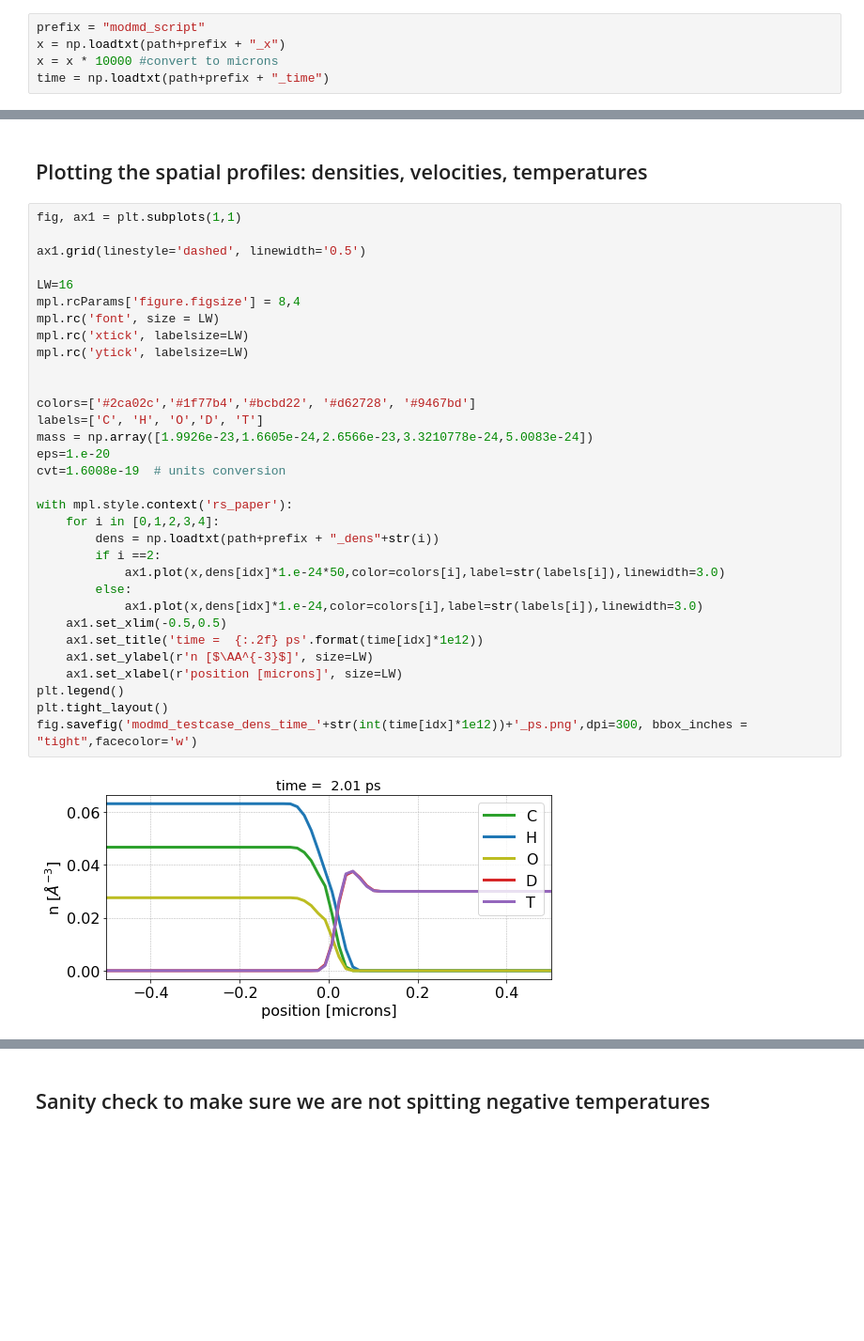
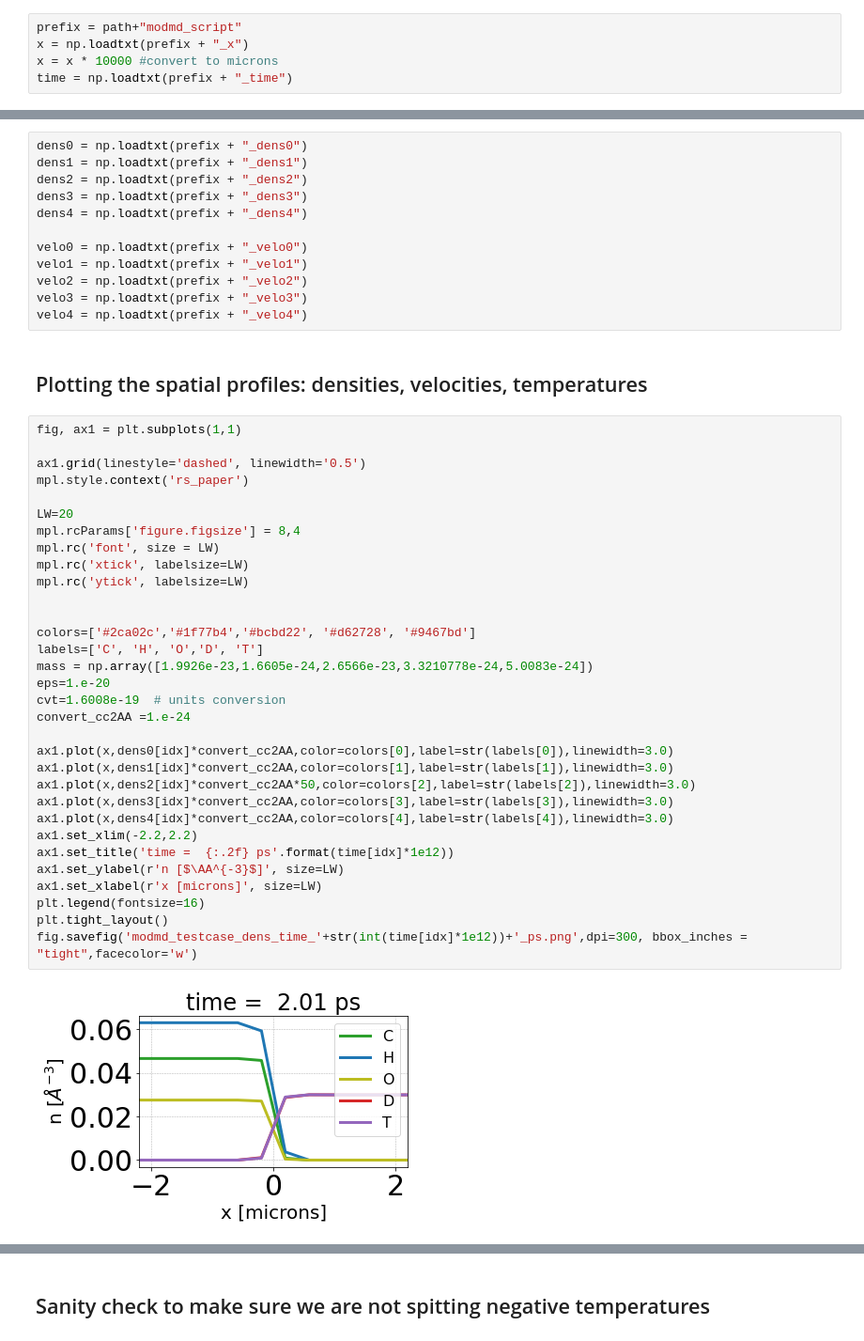
Before and after one commit to abdoudiaw/HDFT, a Jupyter notebook: Notebooks/Analysis.ipynb, the cells around one changed output, grey strips where cells are left out. Shown: that part at 94% size. Saved outputs shown, nothing was run; the diff lists cells and outputs as text; blank space fills up the shorter version.

Commit message:
use jeff's scripts for plotting

```diff
--- a/Notebooks/Analysis.ipynb
+++ b/Notebooks/Analysis.ipynb
@@ -16,10 +16,10 @@ path='/home/vagrant/jupyter/StaffScratch/diaw/PlasmaP/Multi-BGK/Data/'
 path_to_rsflash = '/home/vagrant/jupyter/StaffScratch/abdoudiaw/rsflash/'
 if not path_to_rsflash in sys.path: sys.path.insert(1, path_to_rsflash)
 # %%
-prefix = "modmd_script"
-x = np.loadtxt(path+prefix + "_x")
+prefix = path+"modmd_script"
+x = np.loadtxt(prefix + "_x")
 x = x * 10000 #convert to microns
-time = np.loadtxt(path+prefix + "_time")
+time = np.loadtxt(prefix + "_time")
 # %%
 len(time)
 # %% [output]
@@ -29,39 +35,51 @@ idx=-1
+# %%
+dens0 = np.loadtxt(prefix + "_dens0")
+dens1 = np.loadtxt(prefix + "_dens1")
+dens2 = np.loadtxt(prefix + "_dens2")
+dens3 = np.loadtxt(prefix + "_dens3")
+dens4 = np.loadtxt(prefix + "_dens4")
+
+velo0 = np.loadtxt(prefix + "_velo0")
+velo1 = np.loadtxt(prefix + "_velo1")
+velo2 = np.loadtxt(prefix + "_velo2")
+velo3 = np.loadtxt(prefix + "_velo3")
+velo4 = np.loadtxt(prefix + "_velo4")
 # %% [markdown]
 ## Plotting the spatial profiles: densities, velocities, temperatures
 # %%
 fig, ax1 = plt.subplots(1,1)
 
 ax1.grid(linestyle='dashed', linewidth='0.5')
+mpl.style.context('rs_paper')
 
-LW=16
+LW=20
 mpl.rcParams['figure.figsize'] = 8,4
 mpl.rc('font', size = LW)
 mpl.rc('xtick', labelsize=LW)
 mpl.rc('ytick', labelsize=LW)
 
 
 colors=['#2ca02c','#1f77b4','#bcbd22', '#d62728', '#9467bd']
 labels=['C', 'H', 'O','D', 'T']
 mass = np.array([1.9926e-23,1.6605e-24,2.6566e-23,3.3210778e-24,5.0083e-24])
 eps=1.e-20
 cvt=1.6008e-19  # units conversion
+convert_cc2AA =1.e-24
 
-with mpl.style.context('rs_paper'):
-    for i in [0,1,2,3,4]:
-        dens = np.loadtxt(path+prefix + "_dens"+str(i))
-        if i ==2:
-            ax1.plot(x,dens[idx]*1.e-24*50,color=colors[i],label=str(labels[i]),linewidth=3.0)
-        else:
-            ax1.plot(x,dens[idx]*1.e-24,color=colors[i],label=str(labels[i]),linewidth=3.0)
-    ax1.set_xlim(-0.5,0.5)
-    ax1.set_title('time =  {:.2f} ps'.format(time[idx]*1e12))
-    ax1.set_ylabel(r'n [$\AA^{-3}$]', size=LW)
-    ax1.set_xlabel(r'position [microns]', size=LW)
-plt.legend()
+ax1.plot(x,dens0[idx]*convert_cc2AA,color=colors[0],label=str(labels[0]),linewidth=3.0)
+ax1.plot(x,dens1[idx]*convert_cc2AA,color=colors[1],label=str(labels[1]),linewidth=3.0)
+ax1.plot(x,dens2[idx]*convert_cc2AA*50,color=colors[2],label=str(labels[2]),linewidth=3.0)
+ax1.plot(x,dens3[idx]*convert_cc2AA,color=colors[3],label=str(labels[3]),linewidth=3.0)
+ax1.plot(x,dens4[idx]*convert_cc2AA,color=colors[4],label=str(labels[4]),linewidth=3.0)
+ax1.set_xlim(-2.2,2.2)
+ax1.set_title('time =  {:.2f} ps'.format(time[idx]*1e12))
+ax1.set_ylabel(r'n [$\AA^{-3}$]', size=LW)
+ax1.set_xlabel(r'x [microns]', size=LW)
+plt.legend(fontsize=16)
 plt.tight_layout()
 fig.savefig('modmd_testcase_dens_time_'+str(int(time[idx]*1e12))+'_ps.png',dpi=300, bbox_inches = "tight",facecolor='w')
 # %% [output]
-[figure, old version]
+[figure, new version]
 # %%
 fig, ax2 = plt.subplots(1,1)
 
```
Also changed, not shown: parts of 6 cells of this notebook, 3 other files.
